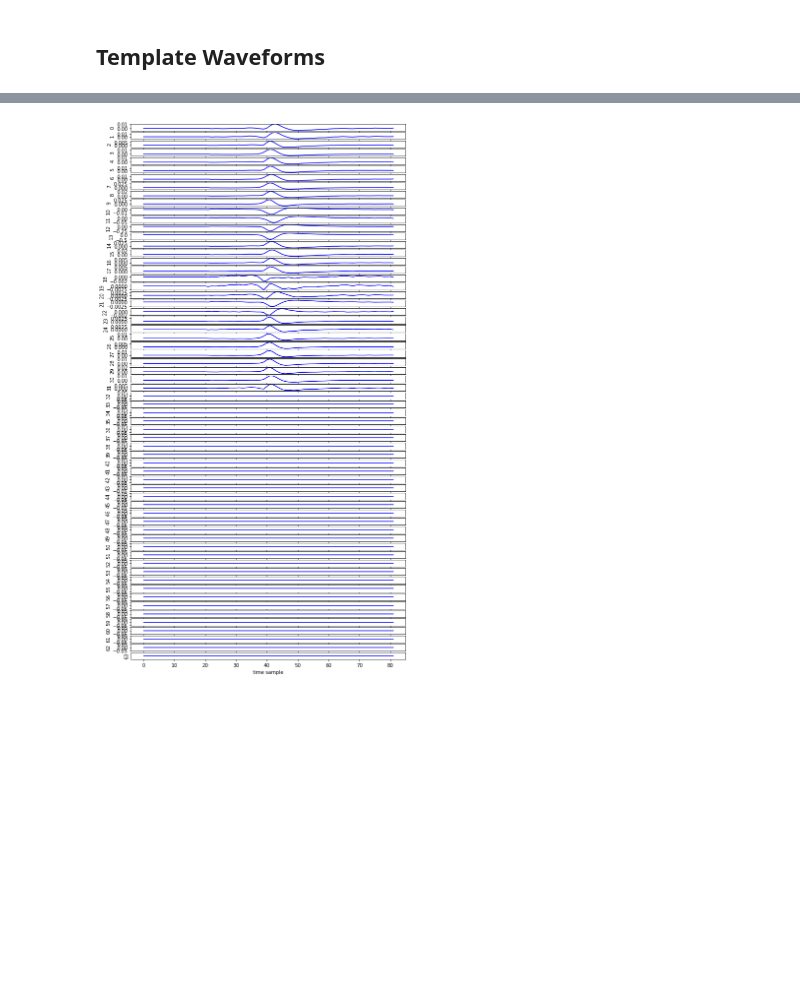
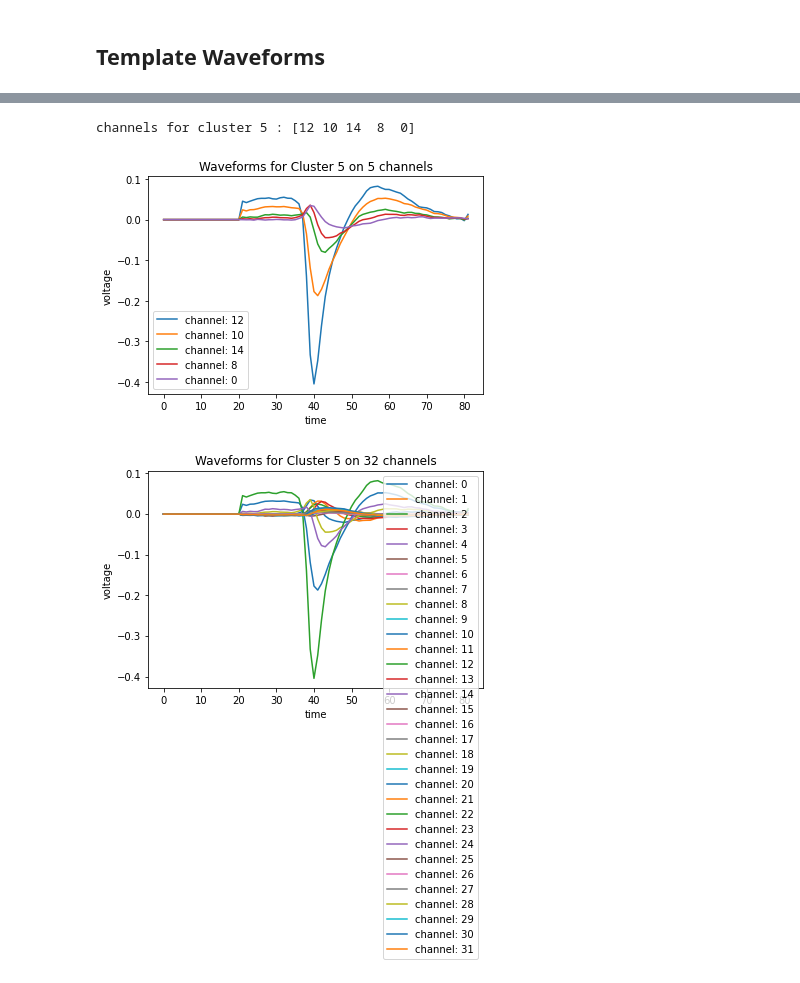
Before and after one commit to kevin-allen/spikeA, a Jupyter notebook: docs_notebooks/cluster_waveform_testing.ipynb, the cells around one changed output, grey strips where cells are left out. Saved outputs shown, nothing was run; the diff lists cells and outputs as text; code cells hidden in the pictures; blank space fills up the shorter version.

```diff
--- a/docs_notebooks/cluster_waveform_testing.ipynb
+++ b/docs_notebooks/cluster_waveform_testing.ipynb
@@ -34,6 +113,6 @@ plt.show()
 # %%
 # select some channels
-channels = [24,25,33]
+channels = [24,25,30]
 
 for channel in channels:
 	plt.plot( template_cluster[:,channel] , label="channel: "+str(channel) )
@@ -74,7 +162,15 @@ The mean amplitude is 20.864848235622983
 # %%
-# get peak to peak amplitude for each channel
-amps = np.ptp(template_cluster,axis=0)
-channel_amps = np.array([range(n_channels),amps]).T
-channel_amps = np.flip(sorted(channel_amps, key=lambda x: x[1]))
-channels_with_highest_amp = channel_amps[:5,1]
-channels = channels_with_highest_amp.astype(int)
+def get_channels_from_cluster(c):
+    # get peak to peak amplitude for each channel
+    template_cluster = templates[c]
+    amps = np.ptp(template_cluster,axis=0)
+    channel_amps = np.array([range(n_channels),amps]).T
+    channel_amps = np.flip(sorted(channel_amps, key=lambda x: x[1]))
+    channels_with_highest_amp = channel_amps[:5,1]
+    channels = channels_with_highest_amp.astype(int)
+    return(channels)
+
+for c in range(n_clusters):
+    channels = get_channels_from_cluster(c)
+    channels_mapped = cm[channels]
+    print("cluster",c,": channels:",channels,", mapped=",channels_mapped)
@@ -95,14 +190,31 @@ plt.show()
-# %%
-# plot all channels
-channels = range(n_channels)
-
-fig, ax = plt.subplots(nrows=n_channels, sharex=True, figsize=(10,20))
-
-for i,channel in enumerate(channels):
-    ax[i].plot( template_cluster[:,channel] , label="channel: "+str(channel) , color="blue")
-    ax[i].set_ylabel(i)
-plt.xlabel("time sample")
-plt.yticks([])
-plt.show()
-# %% [output]
-[figure, removed]
+# %%
+# plot channels with hightest amplitude
+
+channels = get_channels_from_cluster(cluster)
+print("channels for cluster",cluster,":",channels)
+
+for channel in channels:
+	plt.plot( template_cluster[:,channel] , label="channel: "+str(channel) )
+
+plt.title("Waveforms for Cluster "+str(cluster)+" on "+str(len(channels))+" channels")
+plt.xlabel("time")
+plt.ylabel("voltage")
+plt.legend()
+plt.show()
+# %% [output]
+channels for cluster 5 : [12 10 14  8  0]
+[figure, added]
+# %%
+# plot all channels
+channels = range(n_channels)
+
+for channel in channels:
+	plt.plot( template_cluster[:,channel] , label="channel: "+str(channel) )
+
+plt.title("Waveforms for Cluster "+str(cluster)+" on "+str(len(channels))+" channels")
+plt.xlabel("time")
+plt.ylabel("voltage")
+plt.legend()
+plt.show()
+# %% [output]
+[figure, added]
```
Also changed, not shown: parts of 14 cells of this notebook.
